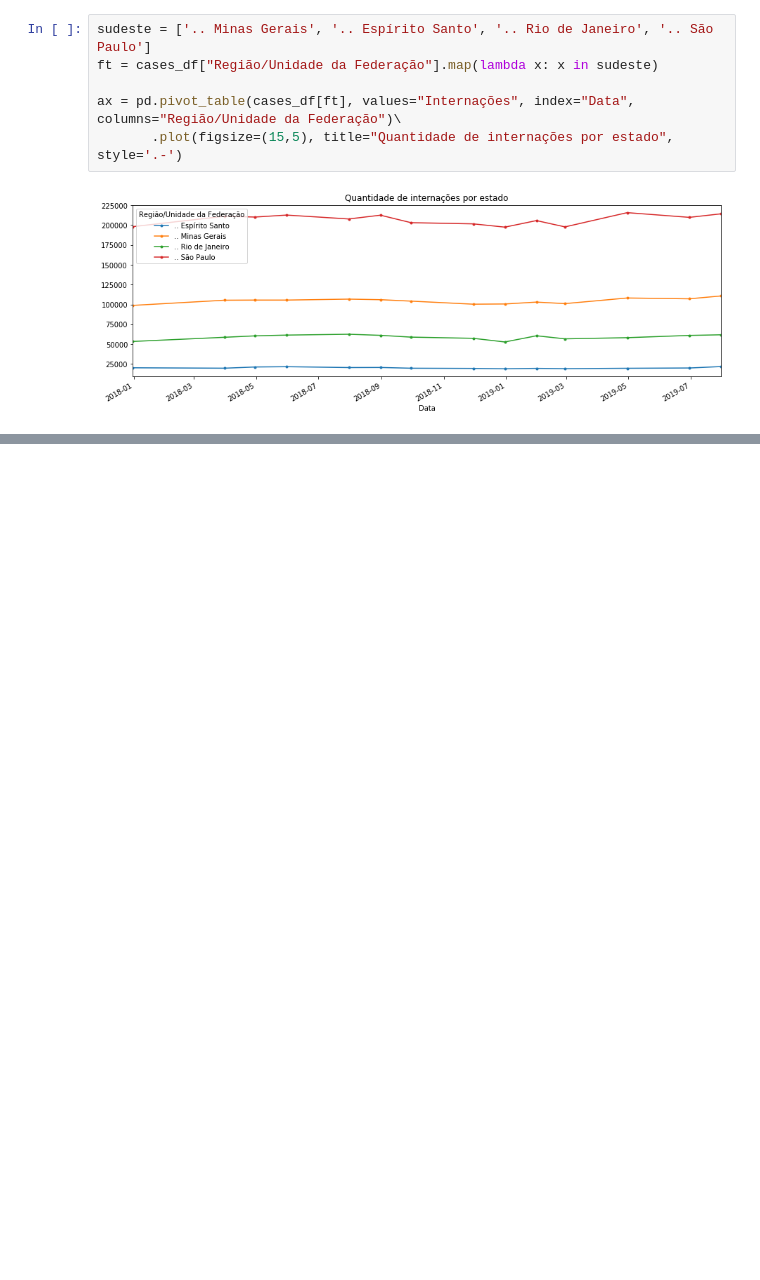
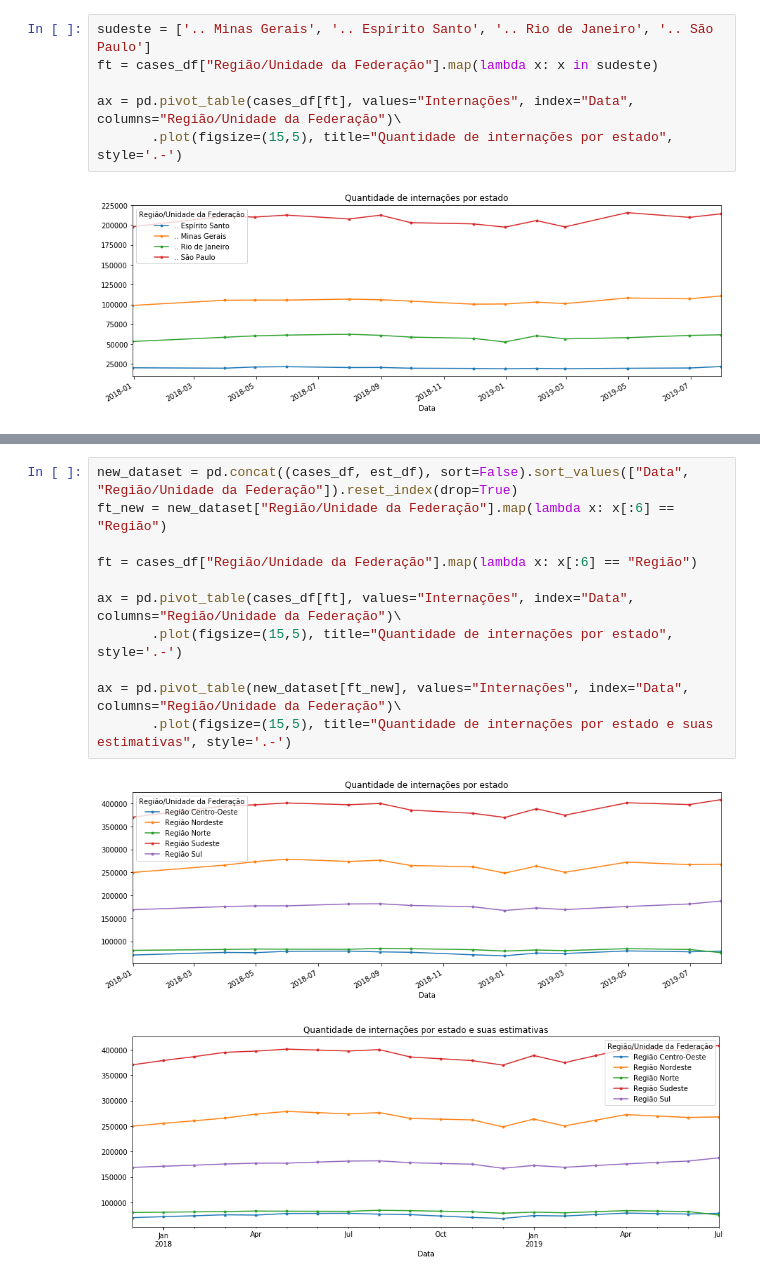
Before and after one commit to aronifanger/challenges, a Jupyter notebook: Internações SUS.ipynb, the cells around one changed output, grey strips where cells are left out. Drawn from its saved outputs; the diff is of its cells as text; blank space fills up the shorter version.

```diff
--- a/Internações SUS.ipynb
+++ b/Internações SUS.ipynb
@@ -227,0 +410,14 @@ new_dataset[new_dataset["Região/Unidade da Federação"] == sudeste[0]]
+# %%
+new_dataset = pd.concat((cases_df, est_df), sort=False).sort_values(["Data", "Região/Unidade da Federação"]).reset_index(drop=True)
+ft_new = new_dataset["Região/Unidade da Federação"].map(lambda x: x[:6] == "Região")
+
+ft = cases_df["Região/Unidade da Federação"].map(lambda x: x[:6] == "Região")
+
+ax = pd.pivot_table(cases_df[ft], values="Internações", index="Data", columns="Região/Unidade da Federação")\
+       .plot(figsize=(15,5), title="Quantidade de internações por estado", style='.-')
+
+ax = pd.pivot_table(new_dataset[ft_new], values="Internações", index="Data", columns="Região/Unidade da Federação")\
+       .plot(figsize=(15,5), title="Quantidade de internações por estado e suas estimativas", style='.-')
+# %% [output]
+[figure, added]
+[figure, added]
```
Also changed, not shown: parts of 25 cells of this notebook.
